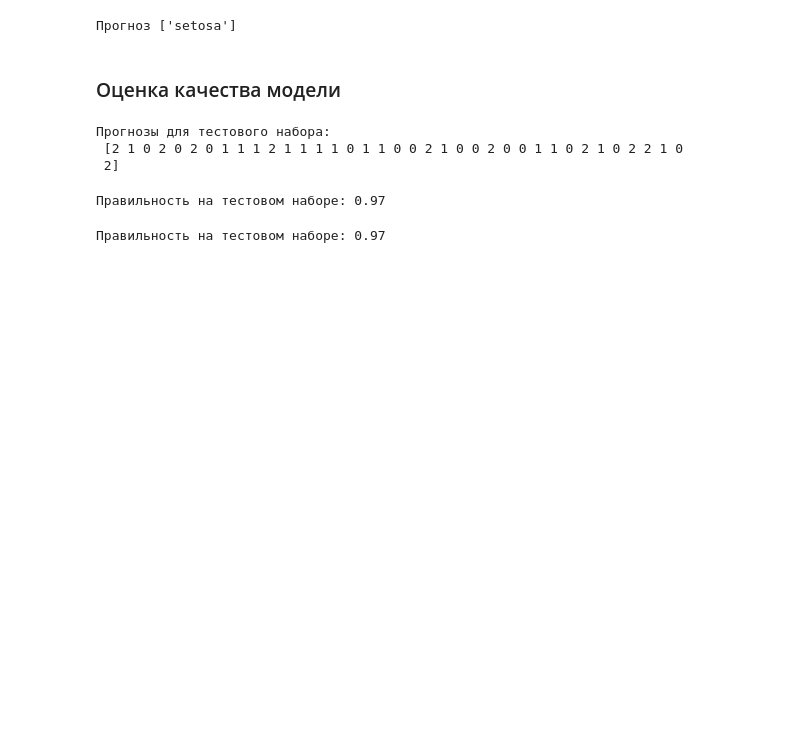
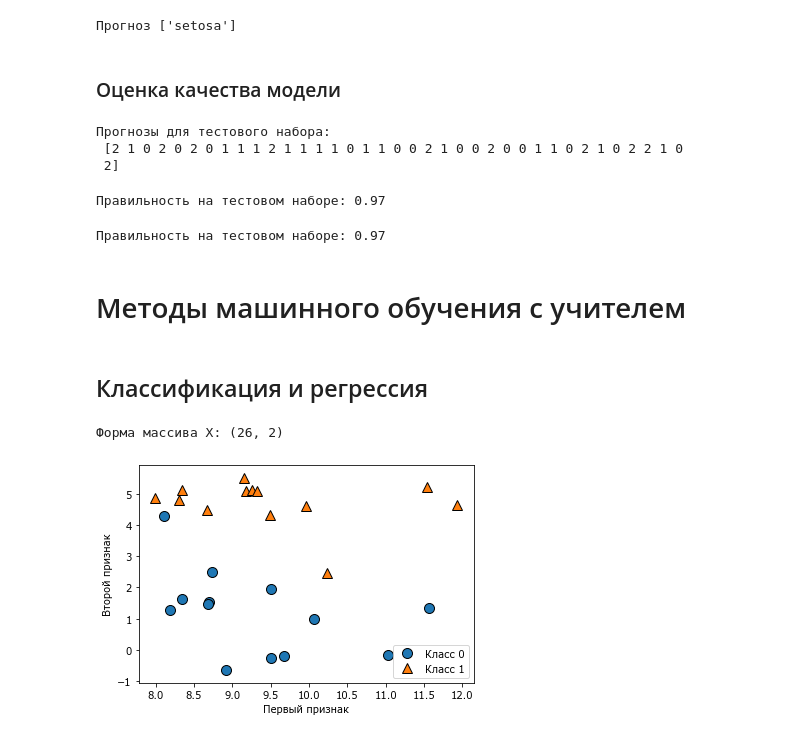
Before and after one commit to fray517/ml, a Jupyter notebook: machine_learning_1.ipynb, the cells around one changed output. Saved outputs shown, nothing was run; the diff lists cells and outputs as text; code cells hidden in the pictures; blank space fills up the shorter version.

```diff
--- a/machine_learning_1.ipynb
+++ b/machine_learning_1.ipynb
@@ -175,3 +175,19 @@ print("Правильность на тестовом наборе: {:.2f}".form
 print("Правильность на тестовом наборе: {:.2f}".format(knn.score(X_test, y_test)))
 # %% [output]
 Правильность на тестовом наборе: 0.97
+# %% [markdown]
+# Методы машинного обучения с учителем
+# %% [markdown]
+## Классификация и регрессия
+# %%
+# генереруем набор данных
+X, y = mglearn.datasets.make_forge()
+# строим график для набор данных
+mglearn.discrete_scatter(X[:, 0], X[:, 1], y)
+plt.legend(["Класс 0", "Класс 1"], loc=4)
+plt.xlabel("Первый признак")
+plt.ylabel("Второй признак")
+print("Форма массива Х: {}".format(X.shape))
+# %% [output]
+Форма массива Х: (26, 2)
+[figure, added]
```
Also changed, not shown: parts of 17 cells of this notebook.
